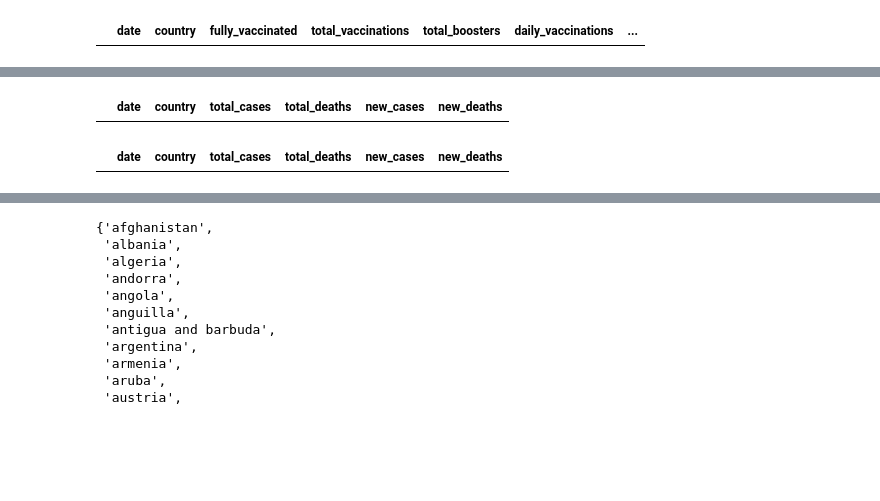
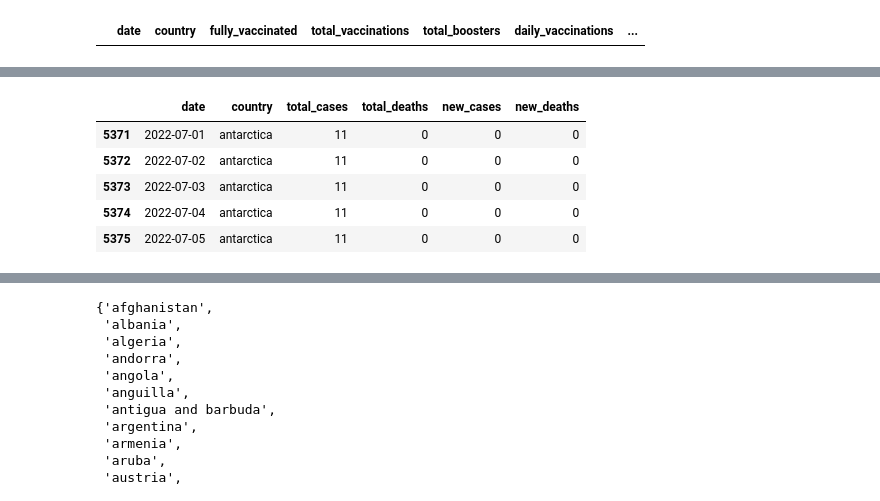
Before and after one commit to Akashkunwar/dscodes, a Jupyter notebook: cases_vaccination.ipynb, the cells around one changed output, grey strips where cells are left out. Saved outputs shown, nothing was run; the diff lists cells and outputs as text; code cells hidden in the pictures; blank space fills up the shorter version.

```diff
--- a/cases_vaccination.ipynb
+++ b/cases_vaccination.ipynb
@@ -236,9 +234,9 @@ uni : 238
 inter : 207
 # %%
-covid_df.country = covid_df.country.replace(['India'],'in')
-df['column name'] = df['column name'].replace(['old value'],'new value')
-df['column name'] = df['column name'].replace(['1st old value','2nd old value',...],'new value')
-df['column name'] = df['column name'].replace(['1st old value','2nd old value',...],['1st new value','2nd new value',...])
+# covid_df.country = covid_df.country.replace(['India'],'in')
+# df['column name'] = df['column name'].replace(['old value'],'new value')
+# df['column name'] = df['column name'].replace(['1st old value','2nd old value',...],'new value')
+# df['column name'] = df['column name'].replace(['1st old value','2nd old value',...],['1st new value','2nd new value',...])
 # %%
 covid_df.country = covid_df.country.replace(['congo (brazzaville)',
                                              'congo (kinshasa)',
@@ -331,11 +375,12 @@ vaccine_df[vaccine_df.country=='winter olympics 2022'].tail()
 # %%
-covid_df[covid_df.country=='winter olympics 2022'].tail()
+covid_df[covid_df.country=='antarctica'].tail()
 # %% [output]
 |  | date | country | total_cases | total_deaths | new_cases | new_deaths |
+| 5371 | 2022-07-01 | antarctica | 11 | 0 | 0 | 0 |
+| 5372 | 2022-07-02 | antarctica | 11 | 0 | 0 | 0 |
+| 5373 | 2022-07-03 | antarctica | 11 | 0 | 0 | 0 |
+| 5374 | 2022-07-04 | antarctica | 11 | 0 | 0 | 0 |
+| 5375 | 2022-07-05 | antarctica | 11 | 0 | 0 | 0 |
-# %%
-covid_df[covid_df.country=='saint helena, ascension and tristan da cunha'].tail()
-# %% [output]
-|  | date | country | total_cases | total_deaths | new_cases | new_deaths |
 # %%
 set(cov)
 
```
Also changed, not shown: parts of 17 cells of this notebook.
